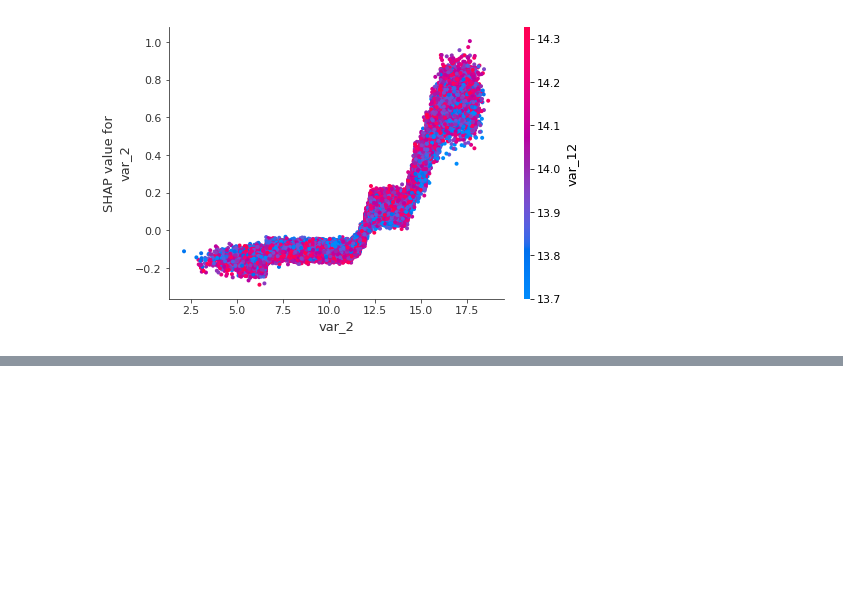
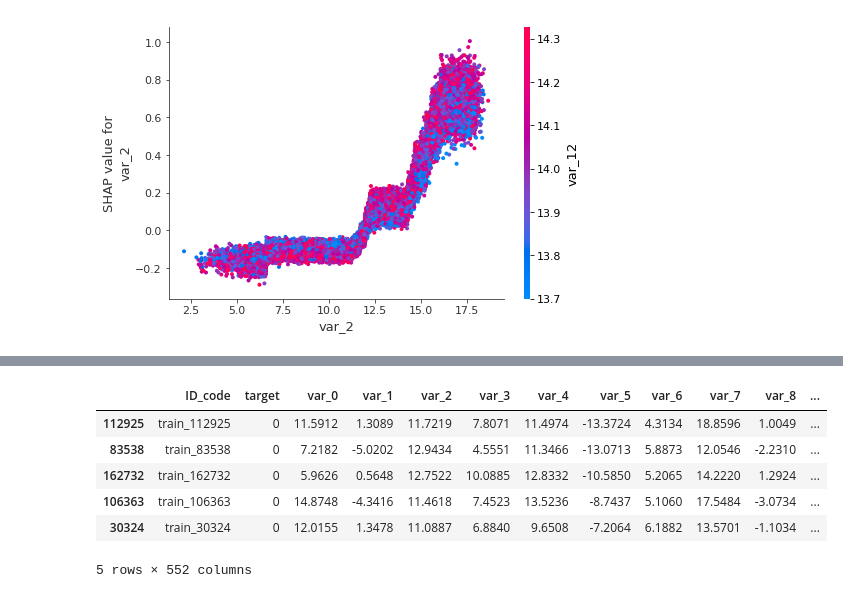
Before and after one commit to qiletan/santander-customer-transaction-prediction, a Jupyter notebook: notebooks/04_lgb_FE.ipynb, the cells around one changed output, grey strips where cells are left out. Saved outputs shown, nothing was run; the diff lists cells and outputs as text; code cells hidden in the pictures; blank space fills up the shorter version.

```diff
--- a/notebooks/04_lgb_FE.ipynb
+++ b/notebooks/04_lgb_FE.ipynb
@@ -378,0 +433,10 @@ shap.dependence_plot("var_2", shap_values,X_train)
+# %%
+train_df.loc[train_df.target==0].sample(5)
+# %% [output]
+|  | ID_code | target | var_0 | var_1 | var_2 | var_3 | var_4 | var_5 | var_6 | var_7 | var_8 | ... |
+| 112925 | train_112925 | 0 | 11.5912 | 1.3089 | 11.7219 | 7.8071 | 11.4974 | -13.3724 | 4.3134 | 18.8596 | 1.0049 | ... |
+| 83538 | train_83538 | 0 | 7.2182 | -5.0202 | 12.9434 | 4.5551 | 11.3466 | -13.0713 | 5.8873 | 12.0546 | -2.2310 | ... |
+| 162732 | train_162732 | 0 | 5.9626 | 0.5648 | 12.7522 | 10.0885 | 12.8332 | -10.5850 | 5.2065 | 14.2220 | 1.2924 | ... |
+| 106363 | train_106363 | 0 | 14.8748 | -4.3416 | 11.4618 | 7.4523 | 13.5236 | -8.7437 | 5.1060 | 17.5484 | -3.0734 | ... |
+| 30324 | train_30324 | 0 | 12.0155 | 1.3478 | 11.0887 | 6.8840 | 9.6508 | -7.2064 | 6.1882 | 13.5701 | -1.1034 | ... |
+5 rows × 552 columns
```
Also changed, not shown: parts of 59 cells of this notebook, 20 other files.
